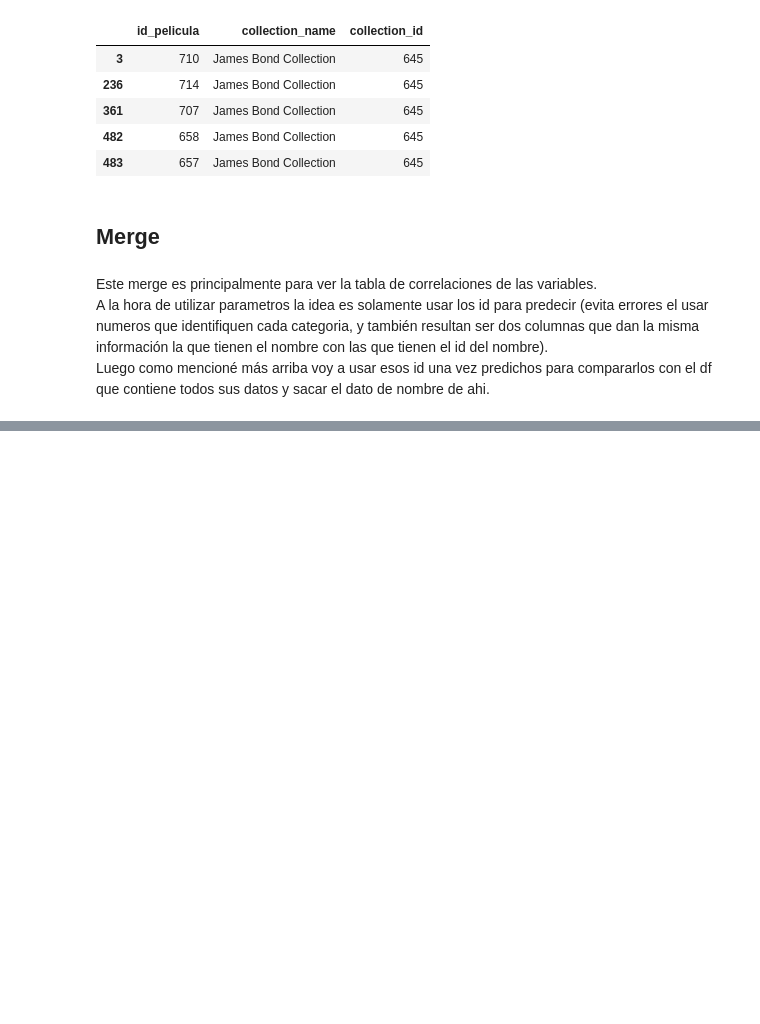
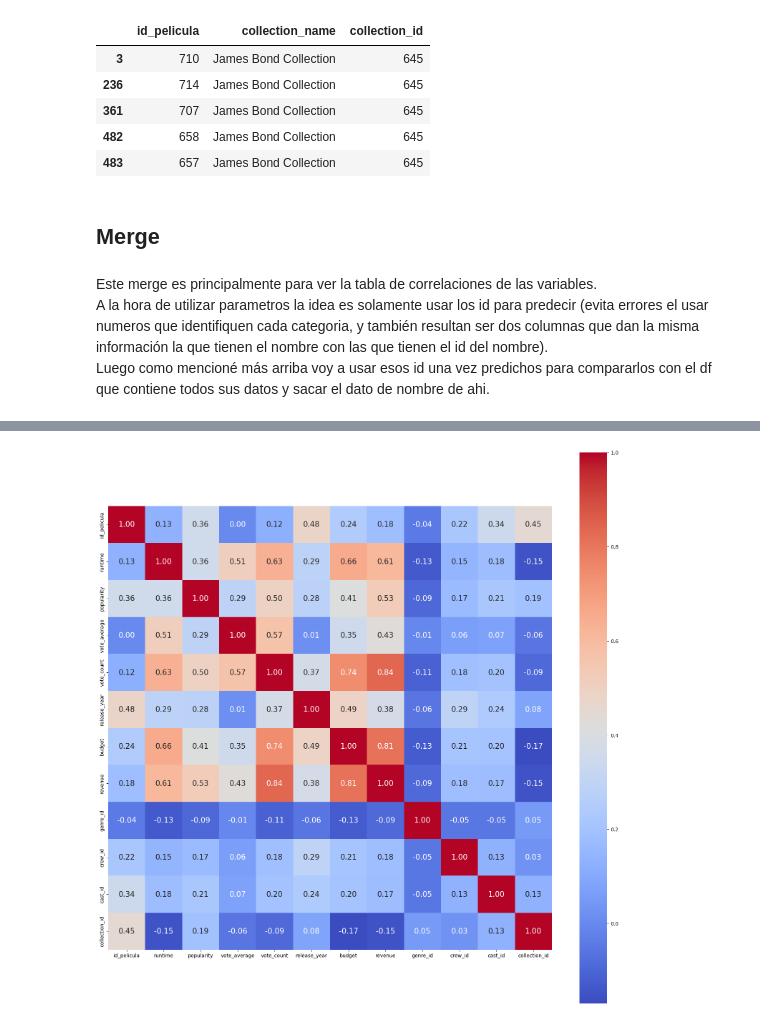
Before and after one commit to A-Lasso/Proyecto_Individual1, a Jupyter notebook: EDA.ipynb, the cells around one changed output, grey strips where cells are left out. Drawn from its saved outputs; the diff is of its cells as text; code cells hidden in the pictures; blank space fills up the shorter version.

```diff
--- a/EDA.ipynb
+++ b/EDA.ipynb
@@ -508,0 +528,16 @@ plt.show()
+# %%
+df_todo.drop(columns=['return','cast_gender','crew_gender'],inplace=True)
+# %%
+df_todo.drop_duplicates(inplace=True) #Me aseguro de limpiar después de tirar tantas columnas
+# Es probable que hayan filas repetidas
+# %%
+corr2 = df_todo.corr()
+plt.figure(figsize=(20,20))
+sns.heatmap(corr2, cbar = True,  square = True, annot=True, fmt= '.2f',annot_kws={'size': 15},
+           xticklabels= df_todo.columns,
+           yticklabels= df_todo.columns,
+           cmap= 'coolwarm')
+
+plt.show()
+# %% [output]
+[figure, added]
```
Also changed, not shown: parts of 31 cells of this notebook, 2 other files.
